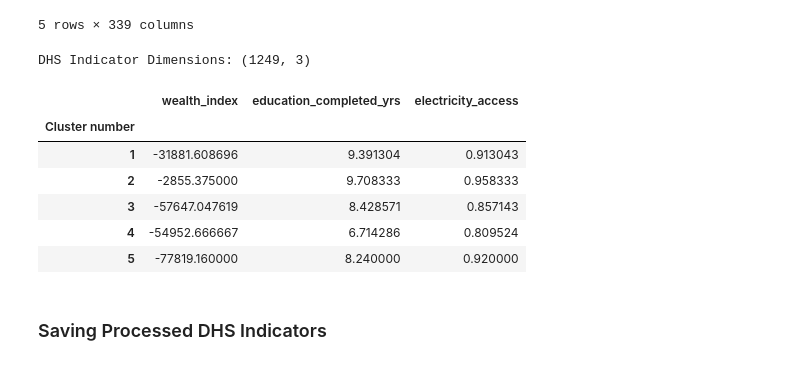
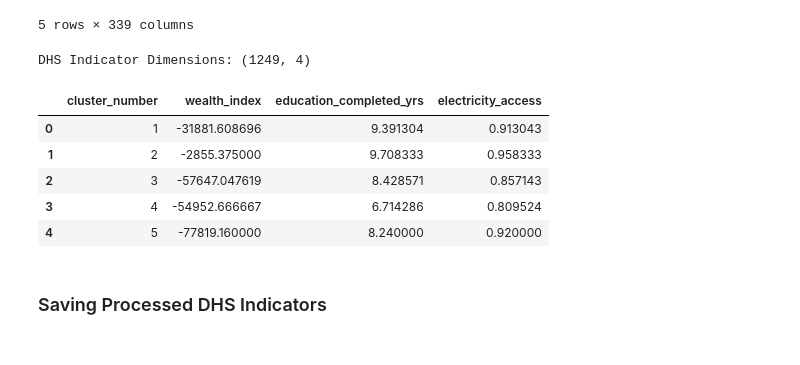
Before and after one commit to khelzor31415/mapping-poverty, a Jupyter notebook: notebooks/data-loading.ipynb, the cells around one changed output. Saved outputs shown, nothing was run; the diff lists cells and outputs as text; code cells hidden in the pictures.

```diff
--- a/notebooks/data-loading.ipynb
+++ b/notebooks/data-loading.ipynb
@@ -55,22 +55,26 @@ col_of_interest = [
 # %%
 dhs_indicators = dhs[col_of_interest].groupby('Cluster number').mean()
 dhs_indicators.columns = [[
     'wealth_index',
     'education_completed_yrs',
     'electricity_access'
 ]]
 
+dhs_indicators['cluster_number'] = dhs_indicators.index
+dhs_indicators.reset_index(drop=True, inplace=True)
+
+dhs_indicators = dhs_indicators[['cluster_number', 'wealth_index', 'education_completed_yrs', 'electricity_access']]
+
 print('DHS Indicator Dimensions: {}'.format(dhs_indicators.shape))
 dhs_indicators.head()
 # %% [output]
-DHS Indicator Dimensions: (1249, 3)
+DHS Indicator Dimensions: (1249, 4)
-|  | wealth_index | education_completed_yrs | electricity_access |
-| Cluster number |  |  |  |
-| 1 | -31881.608696 | 9.391304 | 0.913043 |
-| 2 | -2855.375000 | 9.708333 | 0.958333 |
-| 3 | -57647.047619 | 8.428571 | 0.857143 |
-| 4 | -54952.666667 | 6.714286 | 0.809524 |
-| 5 | -77819.160000 | 8.240000 | 0.920000 |
+|  | cluster_number | wealth_index | education_completed_yrs | electricity_access |
+| 0 | 1 | -31881.608696 | 9.391304 | 0.913043 |
+| 1 | 2 | -2855.375000 | 9.708333 | 0.958333 |
+| 2 | 3 | -57647.047619 | 8.428571 | 0.857143 |
+| 3 | 4 | -54952.666667 | 6.714286 | 0.809524 |
+| 4 | 5 | -77819.160000 | 8.240000 | 0.920000 |
 # %% [markdown]
 ### Saving Processed DHS Indicators
 # %%
```
Also changed, not shown: parts of 2 cells of this notebook, 1 other file.
